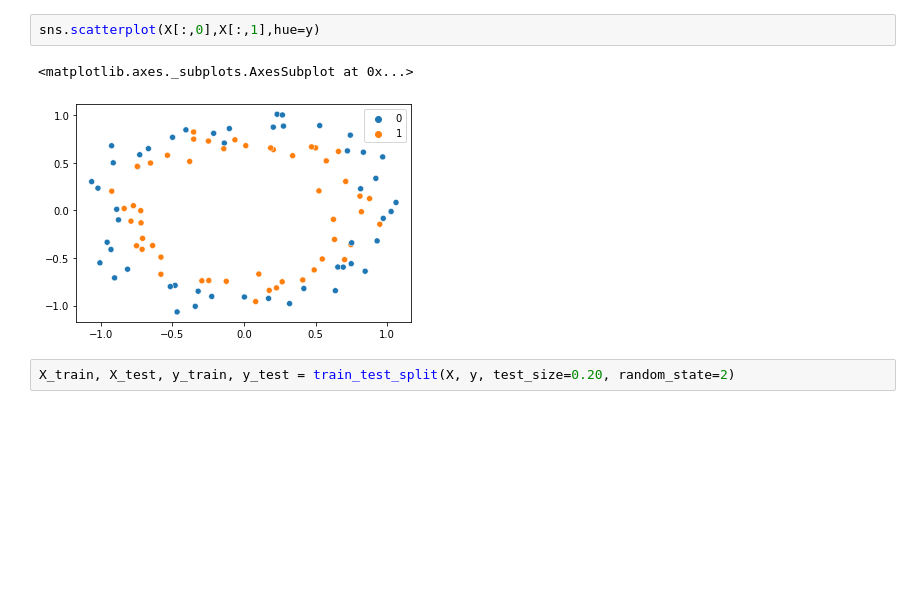
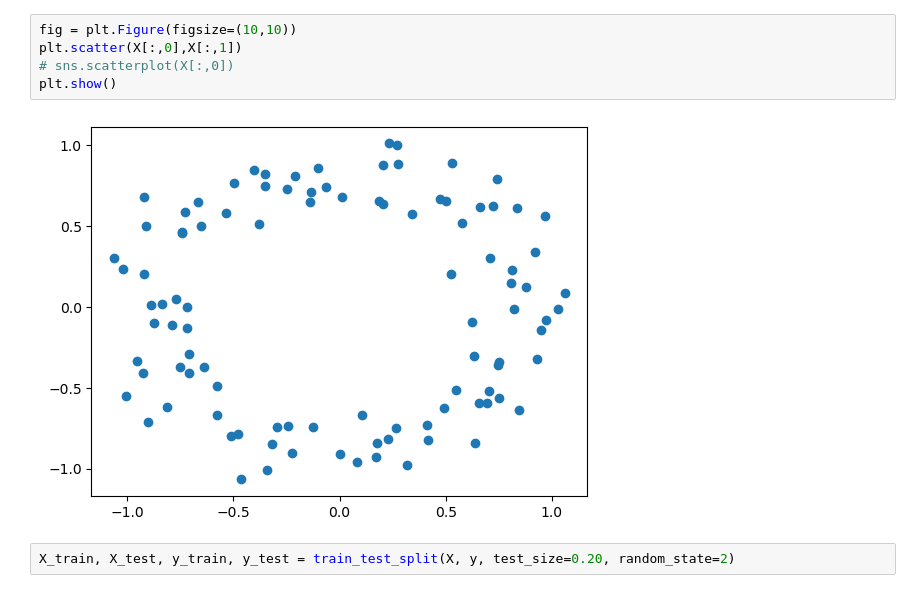
Before and after one commit to Enky-yy/Learning-DL, a Jupyter notebook: 08-early-stopping.ipynb, the cells around one changed output. Cells and saved outputs as stored; diff of their text form; blank space fills up the shorter version.

```diff
--- a/08-early-stopping.ipynb
+++ b/08-early-stopping.ipynb
@@ -19,8 +42,10 @@ X, y = make_circles(n_samples=100, noise=0.1, random_state=1)
-# %%
-sns.scatterplot(X[:,0],X[:,1],hue=y)
-# %% [output]
-<matplotlib.axes._subplots.AxesSubplot at 0x...>
-[figure, removed]
+# %%
+fig = plt.Figure(figsize=(10,10))
+plt.scatter(X[:,0],X[:,1])
+# sns.scatterplot(X[:,0])
+plt.show()
+# %% [output]
+[figure, added]
 # %%
 X_train, X_test, y_train, y_test = train_test_split(X, y, test_size=0.20, random_state=2)
 # %%
```
Also changed, not shown: parts of 8 cells of this notebook, 3 other files.
